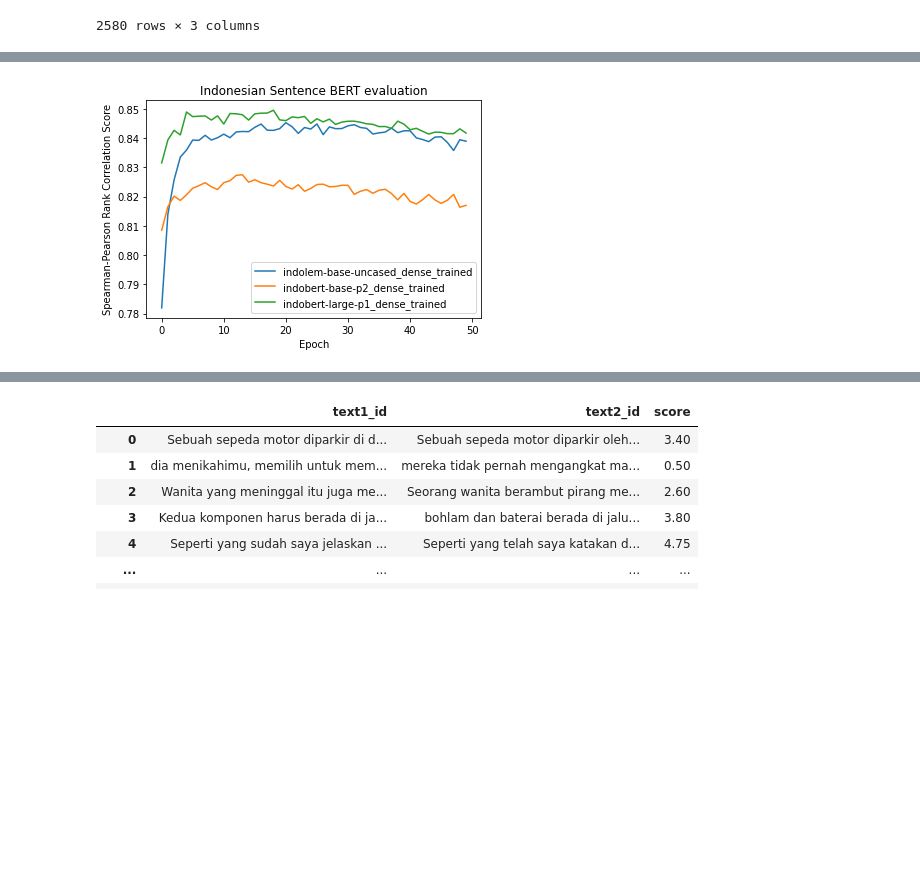
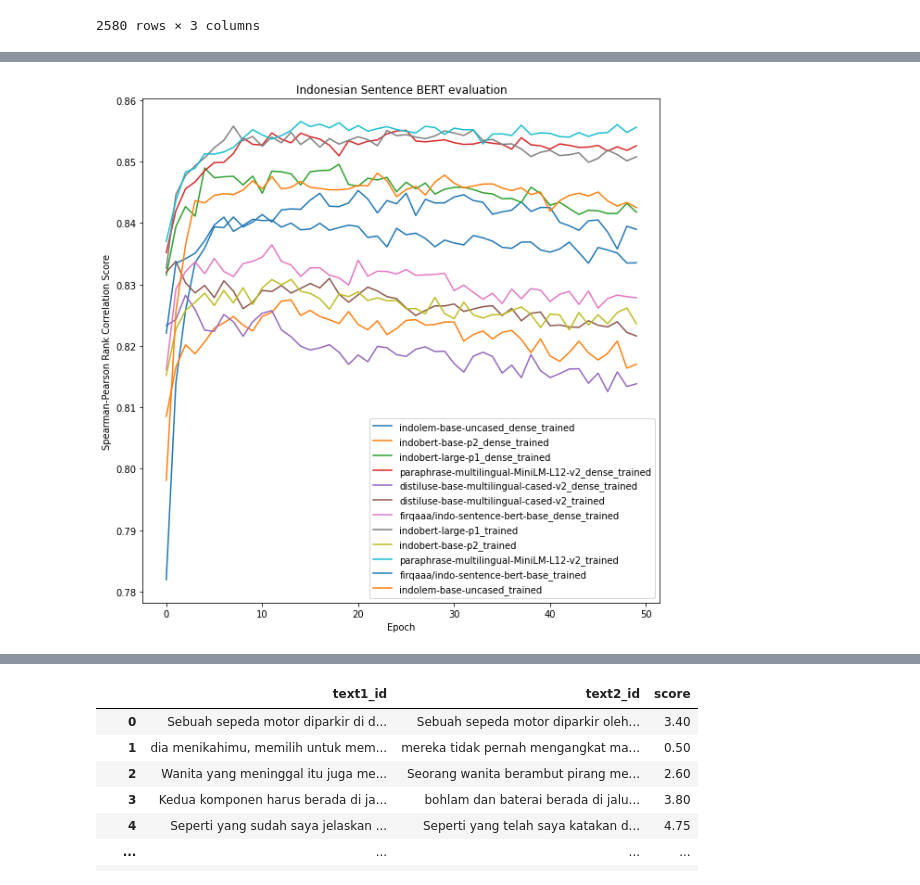
Before and after one commit to chilldenaya/refresh-bert, a Jupyter notebook: scripts/train_sbert.ipynb, the cells around one changed output, grey strips where cells are left out. Saved outputs shown, nothing was run; the diff lists cells and outputs as text; code cells hidden in the pictures; blank space fills up the shorter version.

```diff
--- a/scripts/train_sbert.ipynb
+++ b/scripts/train_sbert.ipynb
@@ -176,0 +155,12 @@ result["indobert-large-p1_dense_trained"] = [0.8315078976903023, 0.8393966247310
+# %%
+result["paraphrase-multilingual-MiniLM-L12-v2_trained"] = [0.8369803404192577, 0.8436062538088601, 0.8482613662507879, 0.8489055846100052, 0.8512514321813591, 0.8511883125925612, 0.8515387076097918, 0.8522857926831978, 0.8537841072747485, 0.8551683767051893, 0.8543126523473841, 0.8536515659091571, 0.8541985435221906, 0.8550205631911424, 0.8564888852455274, 0.8556692776632787, 0.8560593288196124, 0.8554535311270411, 0.8562979636125337, 0.8550229224047284, 0.855822493179088, 0.8549136833826722, 0.8553198871515444, 0.8556586596853601, 0.8551902633381577, 0.8549008374535916, 0.8546385624138655, 0.8557153601157966, 0.855504329400626, 0.8543922945687731, 0.8554104949038334, 0.8551455774692205, 0.855146838252583, 0.8528358445504992, 0.8544477693175836, 0.8544781855801807, 0.8542172447708035, 0.8558951925284277, 0.8543626861923912, 0.8546462555127368, 0.8545631127194779, 0.8540324226901733, 0.8539551035367038, 0.8546908443140889, 0.8540618060535081, 0.8545926789631999, 0.8546892127478827, 0.855990335281848, 0.8547027922248156, 0.8555796991808895]
+# %%
+result["firqaaa/indo-sentence-bert-base_trained"] = [0.8220596751400692, 0.8334519289537152, 0.8341660212941445, 0.8350610115020706, 0.8370859503905557, 0.8396579367112894, 0.8409351074960877, 0.8386254031445288, 0.8395778551523511, 0.8405861958131565, 0.8403807752833153, 0.8404400550449539, 0.8393092435857618, 0.8399724789311918, 0.8388762858590133, 0.8389985411288852, 0.8399420529431038, 0.8388002898346961, 0.8392267495309635, 0.8396265861379623, 0.8394113780830588, 0.8376288050175774, 0.8378491786919376, 0.8361105632898913, 0.8391141798793067, 0.8380718156288892, 0.8383266942719519, 0.8374624216375178, 0.8361115022412839, 0.8372023208428807, 0.8367225576186132, 0.8364273530080719, 0.8379435518072093, 0.8375675291863517, 0.8370292184837029, 0.8360297876496093, 0.8358595328022974, 0.8368669621668032, 0.8368783075690366, 0.8356020809522211, 0.8352386759410639, 0.8357565076687014, 0.8368732786506075, 0.8351726264949894, 0.8334388588713001, 0.8360027228995397, 0.835592538211451, 0.8351025109780181, 0.8334745984269794, 0.8335022055491013]
+# %%
+result["indolem-base-uncased_trained"] = [0.7981072988834287, 0.8255471408031949, 0.8363247844630076, 0.843618683704512, 0.8432493257444343, 0.8444784821432701, 0.8447427097321247, 0.8446073333173779, 0.8453388538877002, 0.8468502242716576, 0.8455403747911873, 0.8475284103736619, 0.8455186438114048, 0.8457733923157945, 0.8467597383235558, 0.8457688747424309, 0.8456068902218273, 0.8453787674823022, 0.8453776127998832, 0.8455337348699492, 0.8461087145557337, 0.8460164889997748, 0.8480886721404709, 0.8468491331920784, 0.8442608401630516, 0.8454263256321628, 0.8459426707848842, 0.8445487748547736, 0.846650223068668, 0.8477571954077954, 0.8464604020941366, 0.8456906838888987, 0.8459927529671906, 0.8463142578904755, 0.8463444967192425, 0.845677918001518, 0.8452516578552015, 0.8457185616337207, 0.8445960411216824, 0.8450281902623243, 0.841909174702003, 0.8436083504882549, 0.8444793388157715, 0.8448133999503181, 0.8443831336966827, 0.8450162668471066, 0.8435693530396466, 0.8427380283982923, 0.843326435929596, 0.8424804597085535]
+# %%
+max_values = {key: max(values) for key, values in result.items()}
+
+# Print the results
+for key, value in max_values.items():
+    print(f"Max value for {key}: {value}")
@@ -177,25 +180,28 @@ result["indobert-large-p1_dense_trained"] = [0.8315078976903023, 0.8393966247310
 # %%
 import matplotlib.pyplot as plt
 
 # Create a figure and axis object
 fig, ax = plt.subplots()
+
+# Set the figure size (width, height) in inches
+fig.set_size_inches(10, 10)  # Adjust the width and height as needed
 
 # Plot each time series using a loop
 for key, values in result.items():
     ax.plot(values, label=key)
 
 # Add labels and title
 ax.set_xlabel('Epoch')
 ax.set_ylabel('Spearman-Pearson Rank Correlation Score')
 ax.set_title('Indonesian Sentence BERT evaluation')
 
 # Add a legend to identify the keys
 ax.legend()
 
 # Show the plot
 plt.show()
 # %% [output]
-[figure, old version]
+[figure, new version]
 # %%
 from sentence_transformers import SentenceTransformer, InputExample, models, losses
 from sentence_transformers.evaluation import EmbeddingSimilarityEvaluator
```
Also changed, not shown: parts of 30 cells of this notebook, 5 other files.
